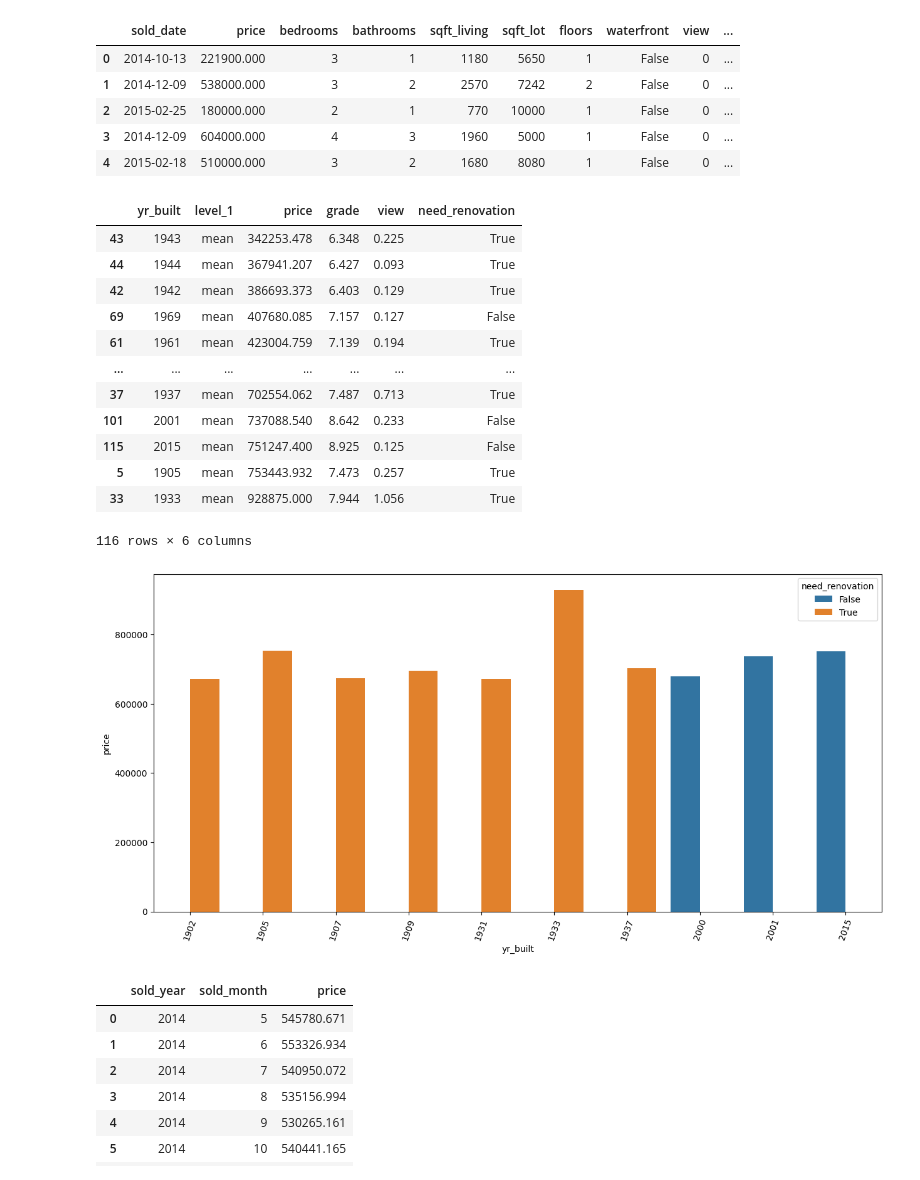
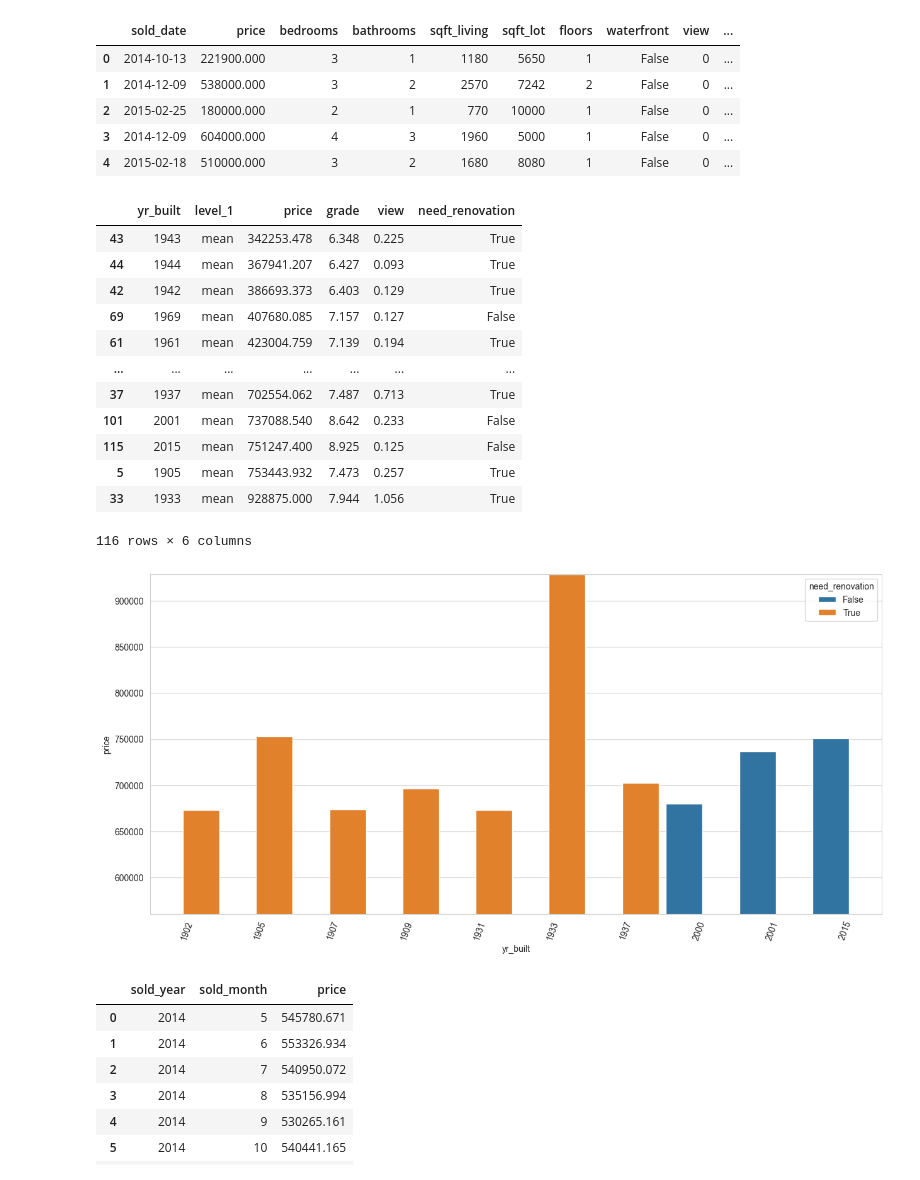
Before and after one commit to alijafarixcs/dsa-eda, a Jupyter notebook: EDA2.ipynb, the cells around one changed output. Saved outputs shown, nothing was run; the diff lists cells and outputs as text; code cells hidden in the pictures.

```diff
--- a/EDA2.ipynb
+++ b/EDA2.ipynb
@@ -145,0 +214,20 @@ df.groupby(["grade"])["price"].mean().sort_values()[0:3].plot.barh(xlabel="price
+# %%
+data_grade=df.groupby(["grade"])['price'].mean().sort_values().reset_index()[0:20]
+#data_grade.plot.barh(xlabel="price",x='grade', y='price', rot=0)
+
+sns.set_style("whitegrid")
+
+# Create a bar plot with hue
+plt.figure(figsize=(10, 6))
+bar_plot = sns.barplot(data=data_grade,x='grade', y='price', palette='viridis')
+
+# Add title and labels
+bar_plot.set_title('Recommendation By Cheapest Grades', fontsize=16)
+bar_plot.set_xlabel('Cheap Price Relate Grade', fontsize=14)
+bar_plot.set_ylabel('Price', fontsize=14)
+
+# Customize the legend
+plt.legend(title='Type', title_fontsize='13', fontsize='11')
+
+# Show the plot
+plt.show()
@@ -163,34 +254,40 @@ df.head()
 # %%
 df_yr_built=df.groupby(["yr_built"]).agg({'price': ['mean'],
                                           'grade': ['mean'],
                                           'view': ['mean'],
                                           'need_renovation':['mean']}).stack().reset_index().sort_values(by="price")
 f, axes = plt.subplots(1, 1, figsize=(15, 7))
 axes.tick_params(axis='x', rotation=70)
-df_yr_built.need_renovation=df_yr_built.need_renovation>0.4
-sns.barplot(df_yr_built[-10:], x="yr_built", y="price",hue="need_renovation",ax=axes,orient='v')
+df_yr_built.need_renovation=df_yr_built.need_renovation>.4
+bar_plot=sns.barplot(df_yr_built[-10:], x="yr_built", y="price",hue="need_renovation",ax=axes,orient='v')
 
-
+bar_plot.set_ylim(df_yr_built[-10:].price.min()/1.2,df_yr_built[-10:].price.max())
 #sns.barplot(df_date.loc[:9], x="sold_month", y="price",ax=axes[1], alpha=.7)
-
+for patch in bar_plot.patches:
+    current_width = patch.get_width()
+    diff = current_width - 0.5
+    # Change the bar width
+    patch.set_width(0.5)
+    # Recenter the bar
+    patch.set_x(patch.get_x() + diff * .5)
 
 
 df_yr_built
 # %% [output]
 |  | yr_built | level_1 | price | grade | view | need_renovation |
 | 43 | 1943 | mean | 342253.478 | 6.348 | 0.225 | True |
 | 44 | 1944 | mean | 367941.207 | 6.427 | 0.093 | True |
 | 42 | 1942 | mean | 386693.373 | 6.403 | 0.129 | True |
 | 69 | 1969 | mean | 407680.085 | 7.157 | 0.127 | False |
 | 61 | 1961 | mean | 423004.759 | 7.139 | 0.194 | True |
 | ... | ... | ... | ... | ... | ... | ... |
 | 37 | 1937 | mean | 702554.062 | 7.487 | 0.713 | True |
 | 101 | 2001 | mean | 737088.540 | 8.642 | 0.233 | False |
 | 115 | 2015 | mean | 751247.400 | 8.925 | 0.125 | False |
 | 5 | 1905 | mean | 753443.932 | 7.473 | 0.257 | True |
 | 33 | 1933 | mean | 928875.000 | 7.944 | 1.056 | True |
 116 rows × 6 columns
-[figure, old version]
+[figure, new version]
 # %%
 #df_g=df.groupby(["city"]).agg({'price': ['mean', 'min', 'max'],'grade': ['mean', 'min', 'max'],'view': ['mean', 'min', 'max'],'need_renovation':['mean']})
 df_g=df.groupby(["city"]).agg({'price': ['mean'],'grade': ['mean'],'view': ['mean'],'need_renovation':['mean']})
```
Also changed, not shown: parts of 13 cells of this notebook, 3 other files.
